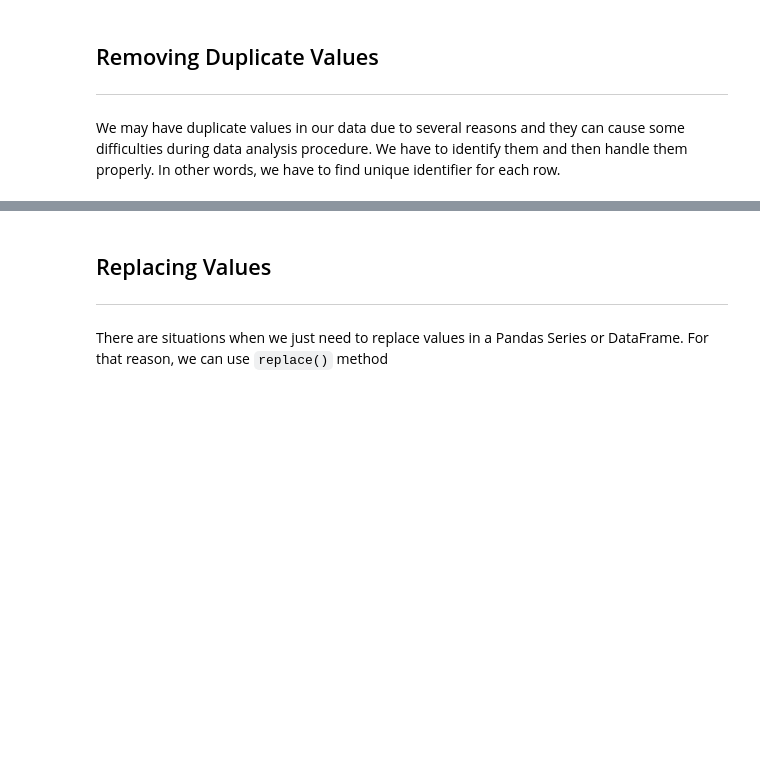
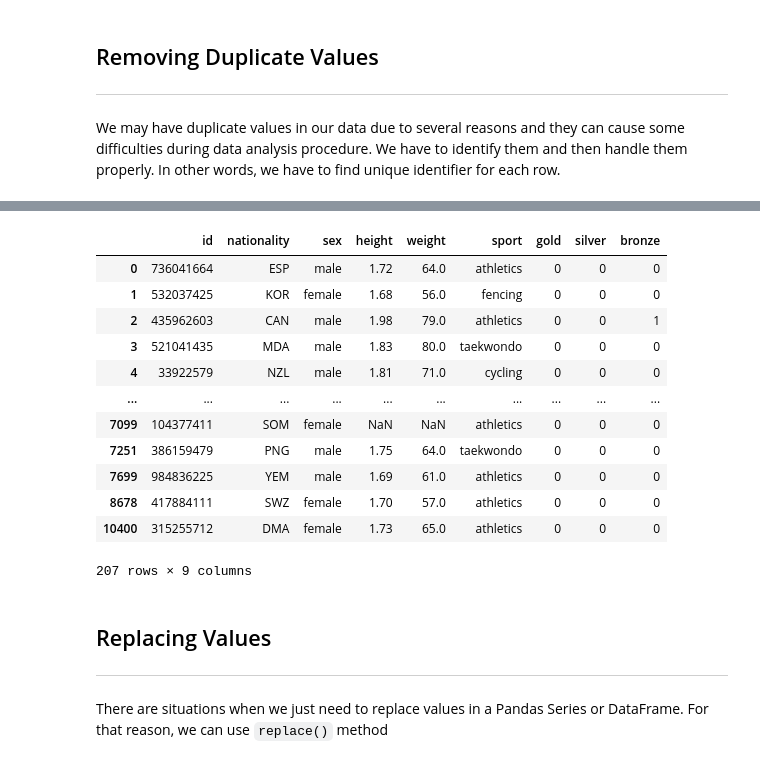
Before and after one commit to Okroshiashvili/Data_Analysis_Python, a Jupyter notebook: Lecture 4/Data_Cleaning_and_Preparation.ipynb, the cells around one changed output, grey strips where cells are left out. Drawn from its saved outputs; the diff is of its cells as text; code cells hidden in the pictures; blank space fills up the shorter version.

```diff
--- a/Lecture 4/Data_Cleaning_and_Preparation.ipynb
+++ b/Lecture 4/Data_Cleaning_and_Preparation.ipynb
@@ -274,8 +360,22 @@ athletes[athletes.duplicated()] # Shows which rows are duplicated
 # %%
 athletes.drop_duplicates() # Removes all duplicate rows
 
 
-athletes.drop_duplicates(subset=["id", "nationality"]) # Remove duplicates only considering some columns
+athletes.drop_duplicates(subset=["id", "nationality"], keep="first") # Remove duplicates only considering some columns
+# %% [output]
+|  | id | nationality | sex | height | weight | sport | gold | silver | bronze |
+| 0 | 736041664 | ESP | male | 1.72 | 64.0 | athletics | 0 | 0 | 0 |
+| 1 | 532037425 | KOR | female | 1.68 | 56.0 | fencing | 0 | 0 | 0 |
+| 2 | 435962603 | CAN | male | 1.98 | 79.0 | athletics | 0 | 0 | 1 |
+| 3 | 521041435 | MDA | male | 1.83 | 80.0 | taekwondo | 0 | 0 | 0 |
+| 4 | 33922579 | NZL | male | 1.81 | 71.0 | cycling | 0 | 0 | 0 |
+| ... | ... | ... | ... | ... | ... | ... | ... | ... | ... |
+| 7099 | 104377411 | SOM | female | NaN | NaN | athletics | 0 | 0 | 0 |
+| 7251 | 386159479 | PNG | male | 1.75 | 64.0 | taekwondo | 0 | 0 | 0 |
+| 7699 | 984836225 | YEM | male | 1.69 | 61.0 | athletics | 0 | 0 | 0 |
+| 8678 | 417884111 | SWZ | female | 1.70 | 57.0 | athletics | 0 | 0 | 0 |
+| 10400 | 315255712 | DMA | female | 1.73 | 65.0 | athletics | 0 | 0 | 0 |
+207 rows × 9 columns
 # %% [markdown]
 ## Replacing Values
 
```
Also changed, not shown: parts of 50 cells of this notebook, 10 other files.
